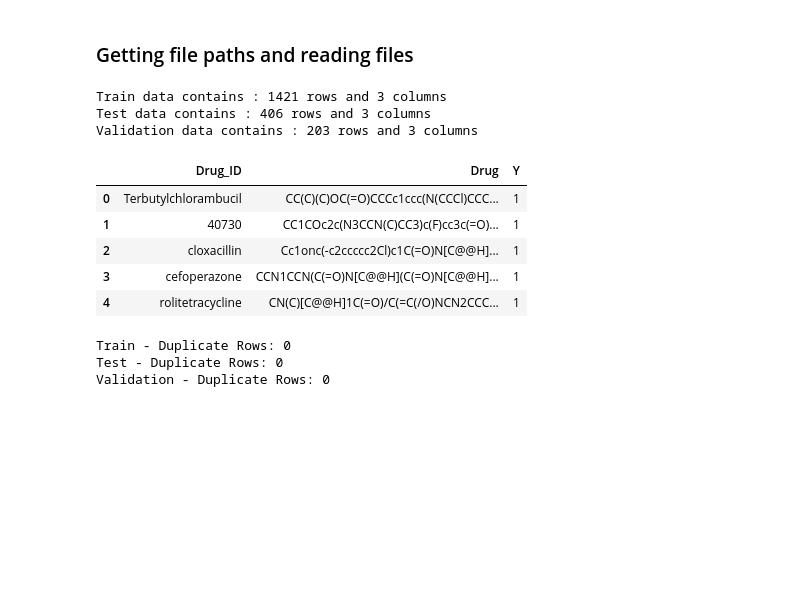
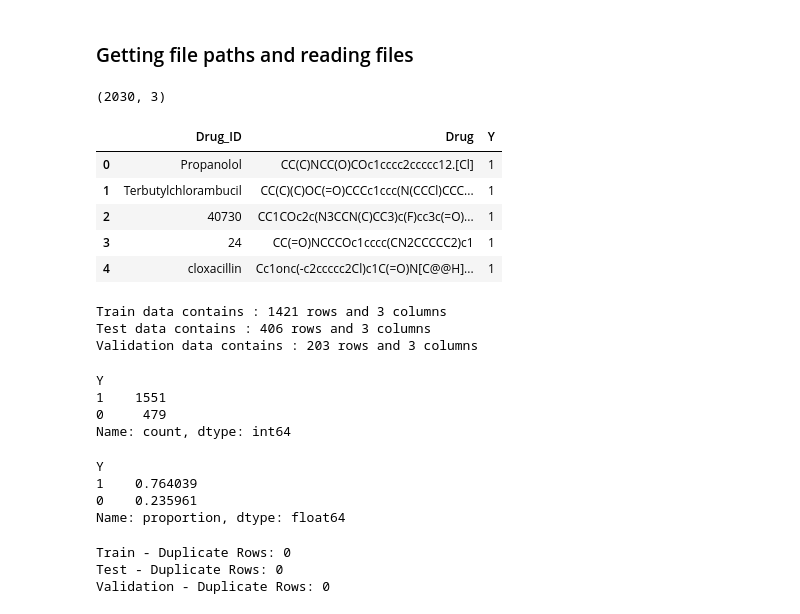
Before and after one commit to ersilia-os/outreachy-contributions, a Jupyter notebook: notebooks/analysis.ipynb, the cells around one changed output. Saved outputs shown, nothing was run; the diff lists cells and outputs as text; code cells hidden in the pictures; blank space fills up the shorter version.

```diff
--- a/notebooks/analysis.ipynb
+++ b/notebooks/analysis.ipynb
@@ -15,13 +15,28 @@ import IPython.display as display
 ### Getting file paths and reading files
 # %%
 data_dir = '../data/BBB_Martins/'
+all_data_path = os.path.join(data_dir, 'BBB_Martins.csv')
 train_path = os.path.join(data_dir, 'train.csv')
 test_path = os.path.join(data_dir, 'test.csv')
 valid_path = os.path.join(data_dir, 'valid.csv')
 # %%
+all_data = pd.read_csv(all_data_path)
 train_df = pd.read_csv(train_path)
 test_df = pd.read_csv(test_path)
 val_df = pd.read_csv(valid_path)
+# %%
+all_data.shape
+# %% [output]
+(2030, 3)
+# %%
+all_data.head()
+# %% [output]
+|  | Drug_ID | Drug | Y |
+| 0 | Propanolol | CC(C)NCC(O)COc1cccc2ccccc12.[Cl] | 1 |
+| 1 | Terbutylchlorambucil | CC(C)(C)OC(=O)CCCc1ccc(N(CCCl)CCC... | 1 |
+| 2 | 40730 | CC1COc2c(N3CCN(C)CC3)c(F)cc3c(=O)... | 1 |
+| 3 | 24 | CC(=O)NCCCOc1cccc(CN2CCCCC2)c1 | 1 |
+| 4 | cloxacillin | Cc1onc(-c2ccccc2Cl)c1C(=O)N[C@@H]... | 1 |
 # %%
 print(f'Train data contains : {train_df.shape[0]} rows and {train_df.shape[1]} columns')
 print(f'Test data contains : {test_df.shape[0]} rows and {test_df.shape[1]} columns')
@@ -30,15 +45,20 @@ print(f'Validation data contains : {val_df.shape[0]} rows and {val_df.shape[1]}
 Train data contains : 1421 rows and 3 columns
 Test data contains : 406 rows and 3 columns
 Validation data contains : 203 rows and 3 columns
-# %%
-train_df.head()
-# %% [output]
-|  | Drug_ID | Drug | Y |
-| 0 | Terbutylchlorambucil | CC(C)(C)OC(=O)CCCc1ccc(N(CCCl)CCC... | 1 |
-| 1 | 40730 | CC1COc2c(N3CCN(C)CC3)c(F)cc3c(=O)... | 1 |
-| 2 | cloxacillin | Cc1onc(-c2ccccc2Cl)c1C(=O)N[C@@H]... | 1 |
-| 3 | cefoperazone | CCN1CCN(C(=O)N[C@@H](C(=O)N[C@@H]... | 1 |
-| 4 | rolitetracycline | CN(C)[C@@H]1C(=O)/C(=C(/O)NCN2CCC... | 1 |
+# %%
+all_data['Y'].value_counts()
+# %% [output]
+Y
+1    1551
+0     479
+Name: count, dtype: int64
+# %%
+all_data['Y'].value_counts(normalize = True)
+# %% [output]
+Y
+1    0.764039
+0    0.235961
+Name: proportion, dtype: float64
 # %%
 dfs = [(train_df,'Train'), (test_df,'Test'), (val_df,'Validation')]
 # %%
```
Also changed, not shown: parts of 1 cell of this notebook, 2 other files.
